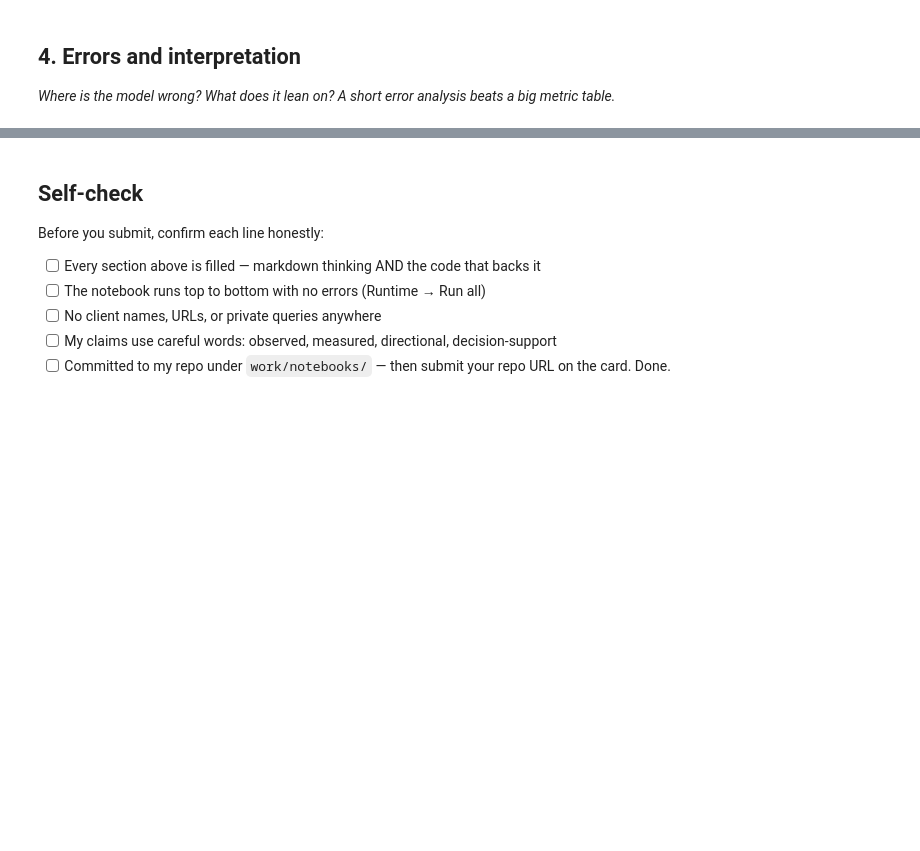
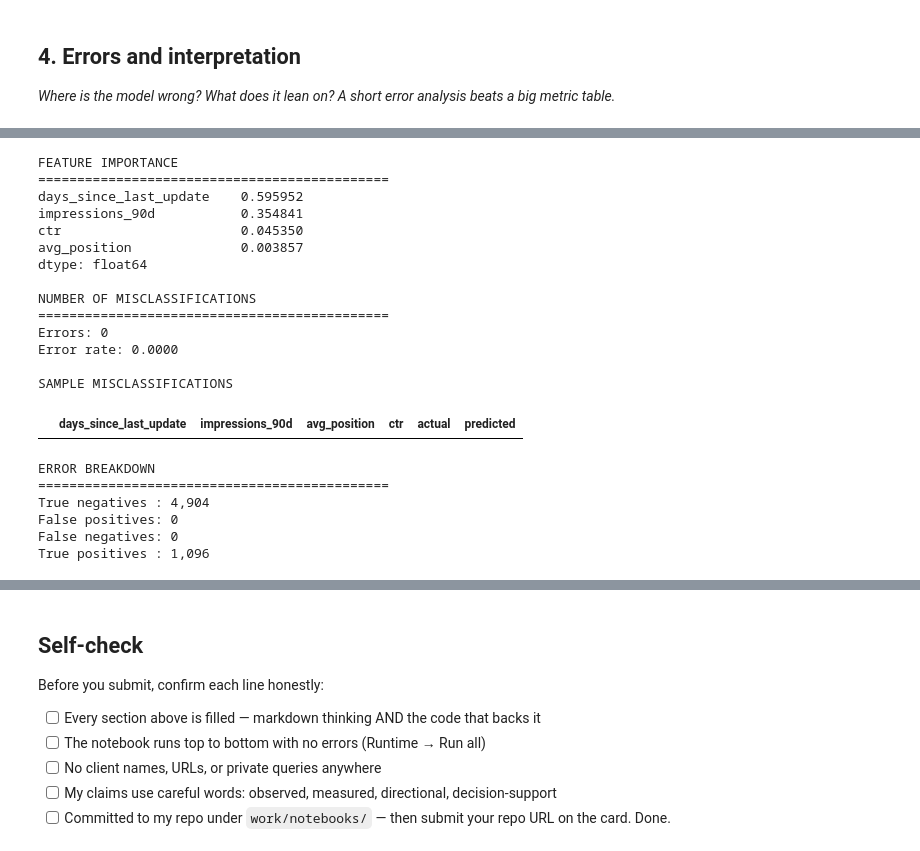
Before and after one commit to muhammadusmanshakir/flyrank-ml-internship, a Jupyter notebook: work/notebooks/w05_model.ipynb, the cells around one changed output, grey strips where cells are left out. Cells and saved outputs as stored; diff of their text form; code cells hidden in the pictures; blank space fills up the shorter version.

```diff
--- a/work/notebooks/w05_model.ipynb
+++ b/work/notebooks/w05_model.ipynb
@@ -93,0 +308,73 @@ Feature importance inspection script ready.
+# %%
+# ============================================
+# SECTION 4 — FEATURE IMPORTANCE AND ERRORS
+# ============================================
+
+# ------------------------------------------------
+# Feature importance
+# ------------------------------------------------
+
+importances = pd.Series(
+    model.feature_importances_,
+    index=X.columns
+).sort_values(ascending=False)
+
+print("FEATURE IMPORTANCE")
+print("=" * 45)
+print(importances)
+
+# ------------------------------------------------
+# Misclassified examples
+# ------------------------------------------------
+
+error_mask = y_test != y_pred
+
+errors = X_test.loc[error_mask].copy()
+errors["actual"] = y_test.loc[error_mask]
+errors["predicted"] = y_pred[error_mask]
+
+print("\nNUMBER OF MISCLASSIFICATIONS")
+print("=" * 45)
+print(f"Errors: {len(errors):,}")
+print(f"Error rate: {len(errors) / len(y_test):.4f}")
+
+print("\nSAMPLE MISCLASSIFICATIONS")
+display(errors.head(10))
+
+# ------------------------------------------------
+# Confusion matrix interpretation
+# ------------------------------------------------
+
+tn, fp, fn, tp = confusion_matrix(
+    y_test,
+    y_pred
+).ravel()
+
+print("\nERROR BREAKDOWN")
+print("=" * 45)
+print(f"True negatives : {tn:,}")
+print(f"False positives: {fp:,}")
+print(f"False negatives: {fn:,}")
+print(f"True positives : {tp:,}")
+# %% [output]
+FEATURE IMPORTANCE
+=============================================
+days_since_last_update    0.595952
+impressions_90d           0.354841
+ctr                       0.045350
+avg_position              0.003857
+dtype: float64
+
+NUMBER OF MISCLASSIFICATIONS
+=============================================
+Errors: 0
+Error rate: 0.0000
+
+SAMPLE MISCLASSIFICATIONS
+|  | days_since_last_update | impressions_90d | avg_position | ctr | actual | predicted |
+ERROR BREAKDOWN
+=============================================
+True negatives : 4,904
+False positives: 0
+False negatives: 0
+True positives : 1,096
```
Also changed, not shown: parts of 31 cells of this notebook.
